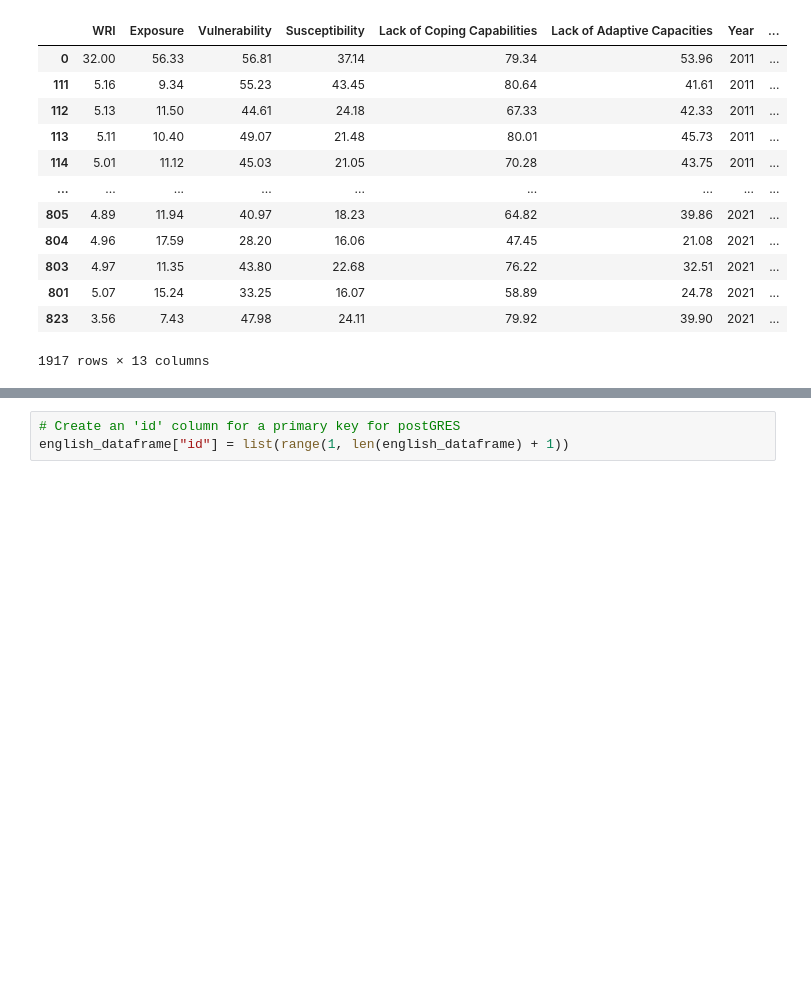
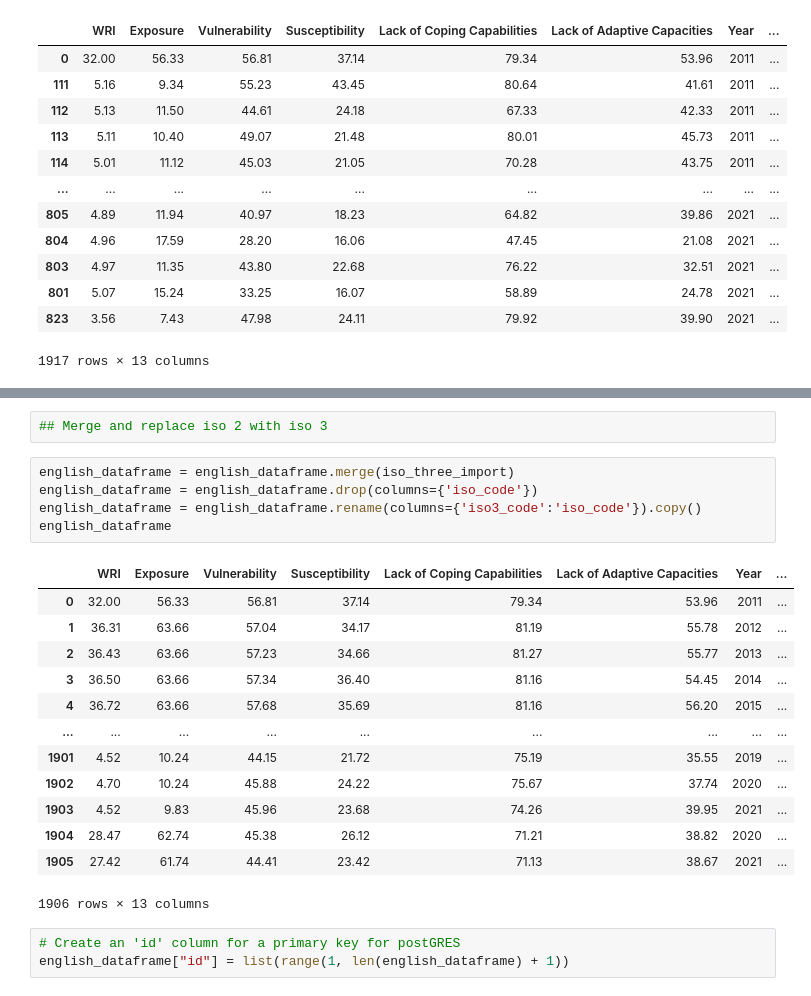
Before and after one commit to herzf012/world-disaster-risk-visualization, a Jupyter notebook: extract_transform_notebook.ipynb, the cells around one changed output, grey strips where cells are left out. Saved outputs shown, nothing was run; the diff lists cells and outputs as text; blank space fills up the shorter version.

```diff
--- a/extract_transform_notebook.ipynb
+++ b/extract_transform_notebook.ipynb
@@ -575,3 +599,24 @@ english_dataframe
+# %%
+## Merge and replace iso 2 with iso 3
+# %%
+english_dataframe = english_dataframe.merge(iso_three_import)
+english_dataframe = english_dataframe.drop(columns={'iso_code'})
+english_dataframe = english_dataframe.rename(columns={'iso3_code':'iso_code'}).copy()
+english_dataframe
+# %% [output]
+|  | WRI | Exposure | Vulnerability | Susceptibility | Lack of Coping Capabilities | Lack of Adaptive Capacities | Year | ... |
+| 0 | 32.00 | 56.33 | 56.81 | 37.14 | 79.34 | 53.96 | 2011 | ... |
+| 1 | 36.31 | 63.66 | 57.04 | 34.17 | 81.19 | 55.78 | 2012 | ... |
+| 2 | 36.43 | 63.66 | 57.23 | 34.66 | 81.27 | 55.77 | 2013 | ... |
+| 3 | 36.50 | 63.66 | 57.34 | 36.40 | 81.16 | 54.45 | 2014 | ... |
+| 4 | 36.72 | 63.66 | 57.68 | 35.69 | 81.16 | 56.20 | 2015 | ... |
+| ... | ... | ... | ... | ... | ... | ... | ... | ... |
+| 1901 | 4.52 | 10.24 | 44.15 | 21.72 | 75.19 | 35.55 | 2019 | ... |
+| 1902 | 4.70 | 10.24 | 45.88 | 24.22 | 75.67 | 37.74 | 2020 | ... |
+| 1903 | 4.52 | 9.83 | 45.96 | 23.68 | 74.26 | 39.95 | 2021 | ... |
+| 1904 | 28.47 | 62.74 | 45.38 | 26.12 | 71.21 | 38.82 | 2020 | ... |
+| 1905 | 27.42 | 61.74 | 44.41 | 23.42 | 71.13 | 38.67 | 2021 | ... |
+1906 rows × 13 columns
 # %%
 # Create an 'id' column for a primary key for postGRES
 english_dataframe["id"] = list(range(1, len(english_dataframe) + 1))
```
Also changed, not shown: parts of 5 cells of this notebook.
